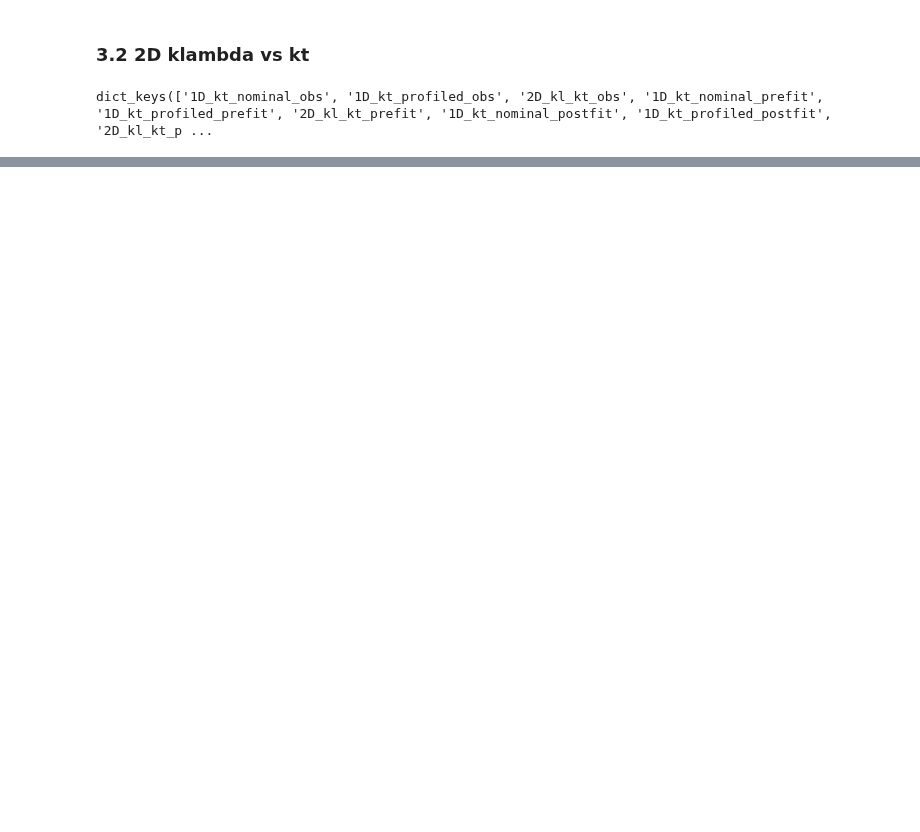
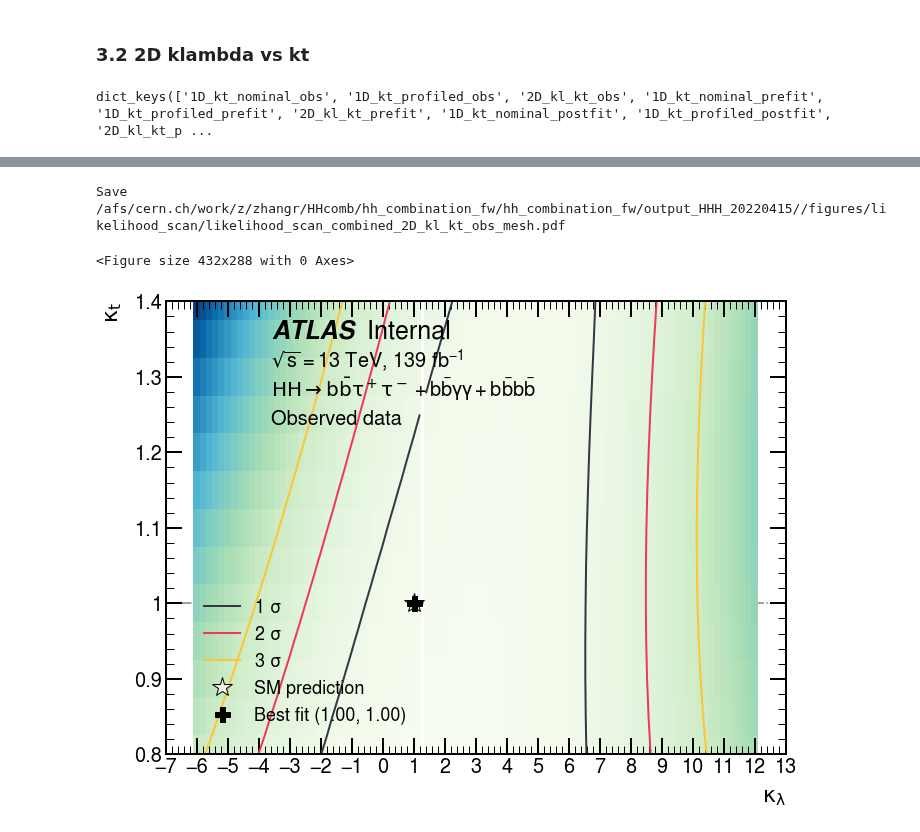
Before and after one commit to dyl64/hh_combination_fw, a Jupyter notebook: tutorials/HHH2022/GenPlots.ipynb, the cells around one changed output, grey strips where cells are left out. Cells and saved outputs as stored; diff of their text form; code cells hidden in the pictures; blank space fills up the shorter version.

```diff
--- a/tutorials/HHH2022/GenPlots.ipynb
+++ b/tutorials/HHH2022/GenPlots.ipynb
@@ -561,0 +664,6 @@ TypeError: Input z must be at least a (2, 2) shaped array, but has shape (1, 1)
+# %%
+df = plot_kl_kt('2D_kl_kt', 'obs', 'combined', True)
+# %% [output]
+Save /afs/cern.ch/work/z/zhangr/HHcomb/hh_combination_fw/hh_combination_fw/output_HHH_20220415//figures/likelihood_scan/likelihood_scan_combined_2D_kl_kt_obs_mesh.pdf
+<Figure size 432x288 with 0 Axes>
+[figure, added]
```
Also changed, not shown: parts of 14 cells of this notebook, 3 other files.
